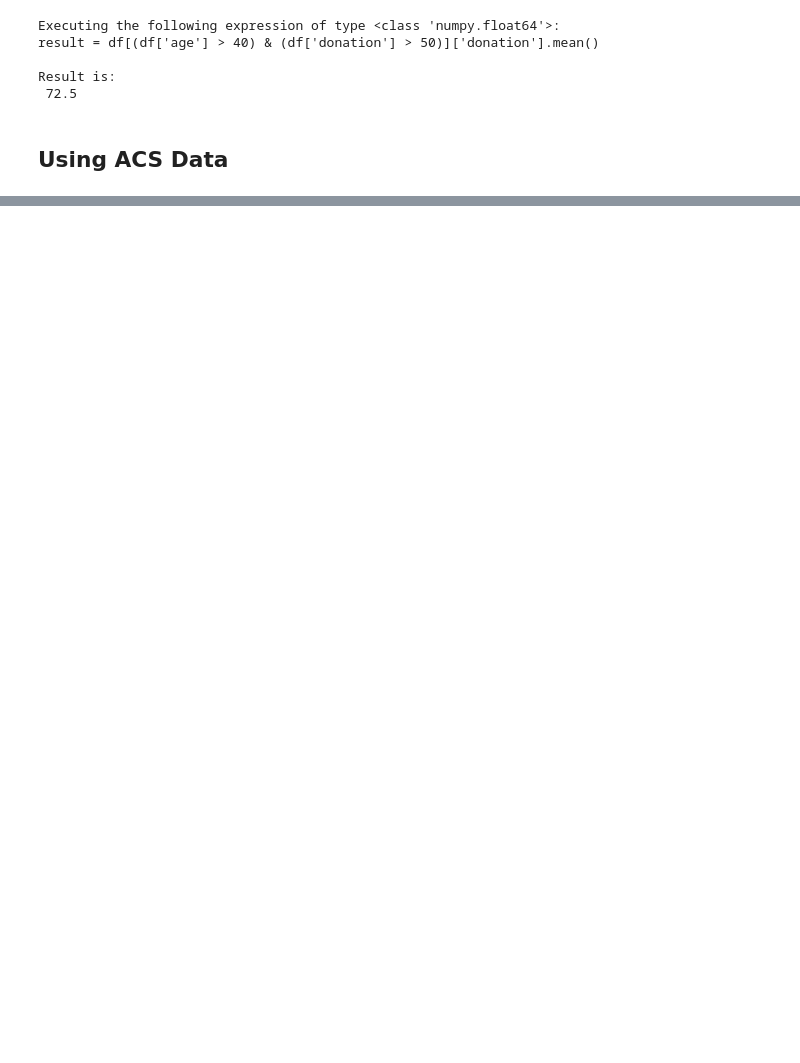
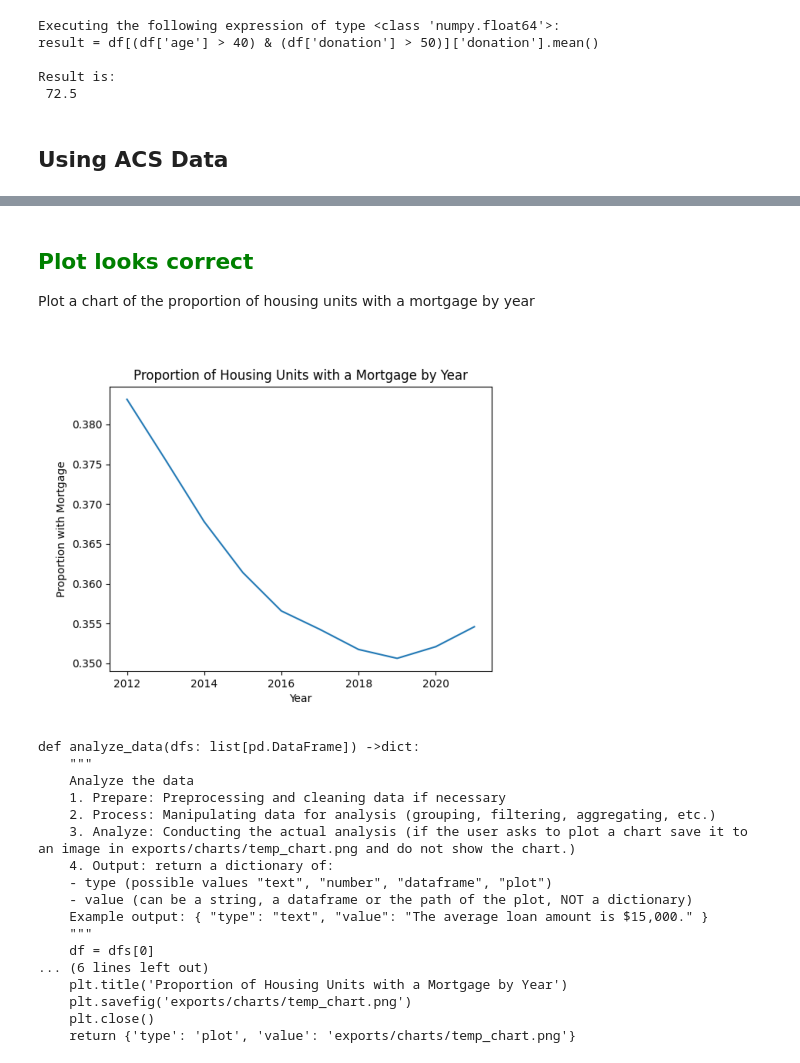
Before and after one commit to xie1027/GenAI_Insights, a Jupyter notebook: development_david.ipynb, the cells around one changed output, grey strips where cells are left out. Drawn from its saved outputs; the diff is of its cells as text; code cells hidden in the pictures; blank space fills up the shorter version.

```diff
--- a/development_david.ipynb
+++ b/development_david.ipynb
@@ -208,0 +280,3 @@ dtype: float64
+# %%
+sdf = SmartDataframe(acs_df, config={"llm": OpenAI(api_token=Parameters.openai_api_key)})
+sdf.info()
@@ -208,0 +409,25 @@ dtype: float64
+# %% [markdown]
+## <span style="color:Green">Plot looks correct</span>
+Plot a chart of the proportion of housing units with a mortgage by year
+# %%
+sdf.chat("Plot a chart of the proportion of housing units with a mortgage by year")
+print(sdf.last_code_generated)
+# %% [output]
+[figure, added]
+def analyze_data(dfs: list[pd.DataFrame]) ->dict:
+    """
+    Analyze the data
+    1. Prepare: Preprocessing and cleaning data if necessary
+    2. Process: Manipulating data for analysis (grouping, filtering, aggregating, etc.)
+    3. Analyze: Conducting the actual analysis (if the user asks to plot a chart save it to an image in exports/charts/temp_chart.png and do not show the chart.)
+    4. Output: return a dictionary of:
+    - type (possible values "text", "number", "dataframe", "plot")
+    - value (can be a string, a dataframe or the path of the plot, NOT a dictionary)
+    Example output: { "type": "text", "value": "The average loan amount is $15,000." }
+    """
+    df = dfs[0]
+... (6 lines left out)
+    plt.title('Proportion of Housing Units with a Mortgage by Year')
+    plt.savefig('exports/charts/temp_chart.png')
+    plt.close()
+    return {'type': 'plot', 'value': 'exports/charts/temp_chart.png'}
```
Also changed, not shown: parts of 30 cells of this notebook, 2 other files.
